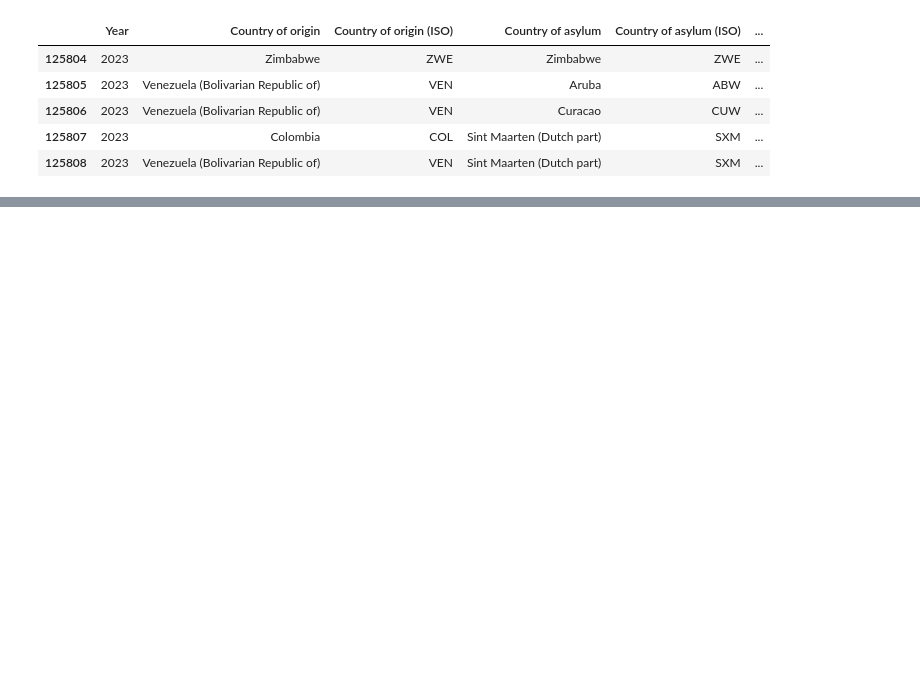
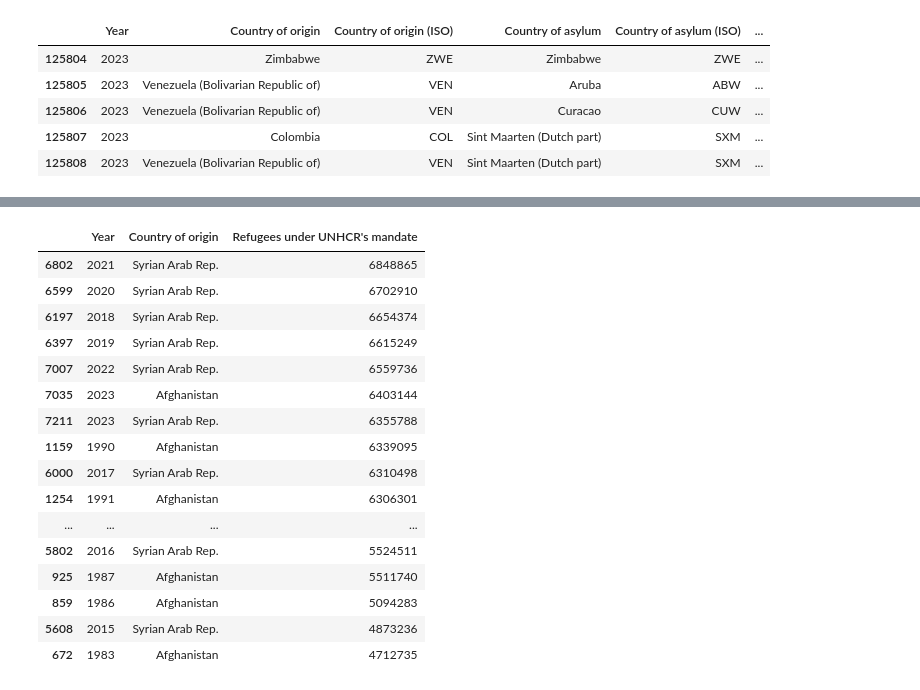
Before and after one commit to ryanhartman247/capstone_refugees_da12, a Jupyter notebook: notebooks/population_totals.ipynb, the cells around one changed output, grey strips where cells are left out. Cells and saved outputs as stored; diff of their text form; code cells hidden in the pictures; blank space fills up the shorter version.

```diff
--- a/notebooks/population_totals.ipynb
+++ b/notebooks/population_totals.ipynb
@@ -91,0 +100,26 @@ plt.show()
+# %%
+# find countries with the highest number of refugees in a single year
+(
+    pop_df.groupby(['Year', 'Country of origin'])['Refugees under UNHCR\'s mandate'].sum()
+    .reset_index()
+    .sort_values('Refugees under UNHCR\'s mandate', ascending=False)
+    .head(20)
+)
+# %% [output]
+|  | Year | Country of origin | Refugees under UNHCR's mandate |
+| 6802 | 2021 | Syrian Arab Rep. | 6848865 |
+| 6599 | 2020 | Syrian Arab Rep. | 6702910 |
+| 6197 | 2018 | Syrian Arab Rep. | 6654374 |
+| 6397 | 2019 | Syrian Arab Rep. | 6615249 |
+| 7007 | 2022 | Syrian Arab Rep. | 6559736 |
+| 7035 | 2023 | Afghanistan | 6403144 |
+| 7211 | 2023 | Syrian Arab Rep. | 6355788 |
+| 1159 | 1990 | Afghanistan | 6339095 |
+| 6000 | 2017 | Syrian Arab Rep. | 6310498 |
+| 1254 | 1991 | Afghanistan | 6306301 |
+| ... | ... | ... | ... |
+| 5802 | 2016 | Syrian Arab Rep. | 5524511 |
+| 925 | 1987 | Afghanistan | 5511740 |
+| 859 | 1986 | Afghanistan | 5094283 |
+| 5608 | 2015 | Syrian Arab Rep. | 4873236 |
+| 672 | 1983 | Afghanistan | 4712735 |
```
Also changed, not shown: parts of 8 cells of this notebook, 3 other files.
